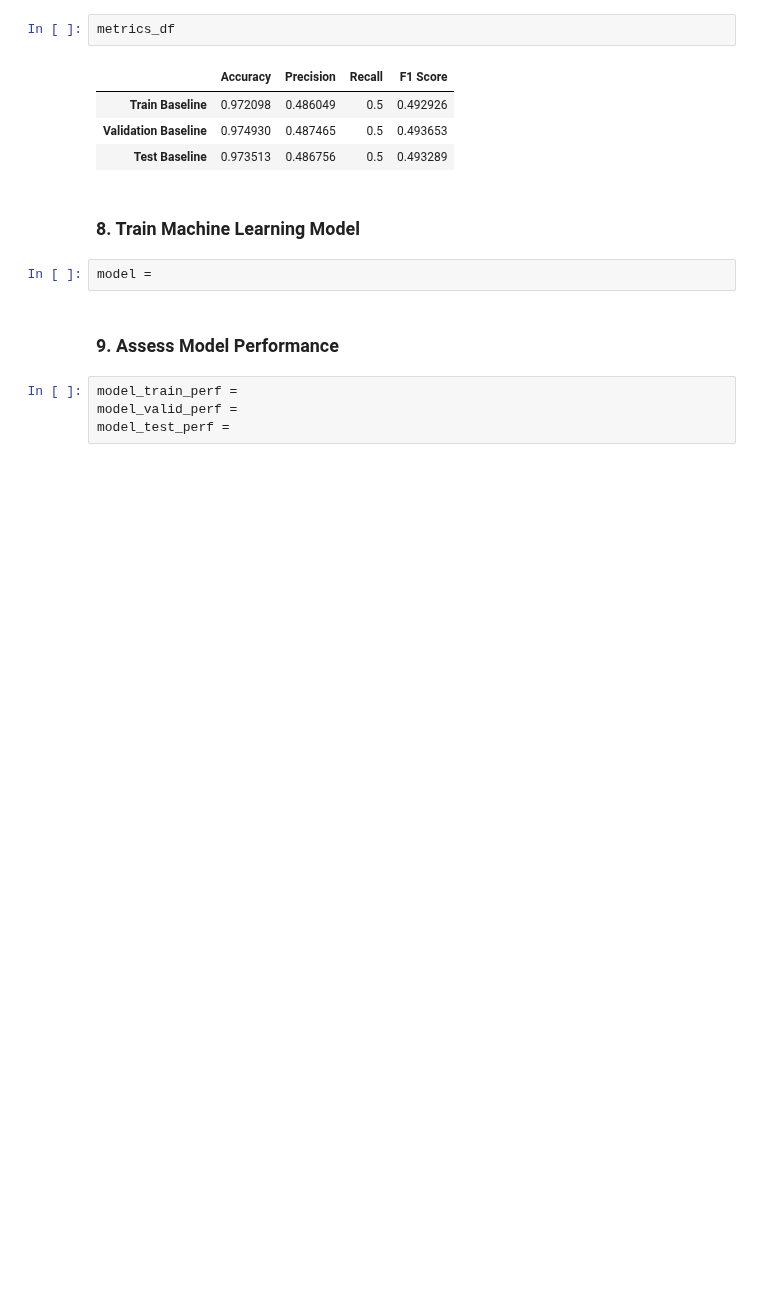
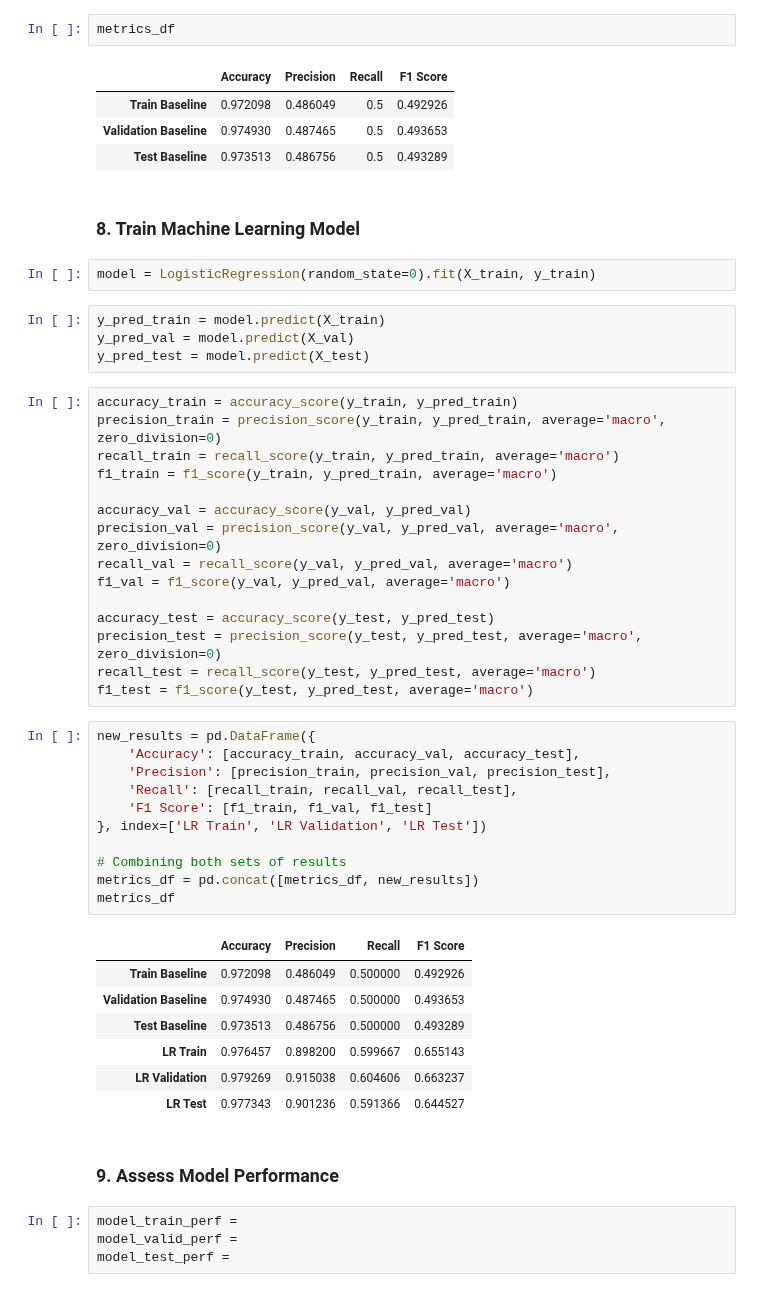
Before and after one commit to smonto43/UTS_MDSI, a Jupyter notebook: 36106MLAA/Assigment2/MLAA_Notebook_Template.ipynb, the cells around one changed output. Cells and saved outputs as stored; diff of their text form; blank space fills up the shorter version.

Commit message:
template for the first model

```diff
--- a/36106MLAA/Assigment2/MLAA_Notebook_Template.ipynb
+++ b/36106MLAA/Assigment2/MLAA_Notebook_Template.ipynb
@@ -215,8 +217,46 @@ metrics_df
 | Test Baseline | 0.973513 | 0.486756 | 0.5 | 0.493289 |
 # %% [markdown]
 ### 8. Train Machine Learning Model
-# %%
-model =
+# %%
+model = LogisticRegression(random_state=0).fit(X_train, y_train)
+# %%
+y_pred_train = model.predict(X_train)
+y_pred_val = model.predict(X_val)
+y_pred_test = model.predict(X_test)
+# %%
+accuracy_train = accuracy_score(y_train, y_pred_train)
+precision_train = precision_score(y_train, y_pred_train, average='macro', zero_division=0)
+recall_train = recall_score(y_train, y_pred_train, average='macro')
+f1_train = f1_score(y_train, y_pred_train, average='macro')
+
+accuracy_val = accuracy_score(y_val, y_pred_val)
+precision_val = precision_score(y_val, y_pred_val, average='macro', zero_division=0)
+recall_val = recall_score(y_val, y_pred_val, average='macro')
+f1_val = f1_score(y_val, y_pred_val, average='macro')
+
+accuracy_test = accuracy_score(y_test, y_pred_test)
+precision_test = precision_score(y_test, y_pred_test, average='macro', zero_division=0)
+recall_test = recall_score(y_test, y_pred_test, average='macro')
+f1_test = f1_score(y_test, y_pred_test, average='macro')
+# %%
+new_results = pd.DataFrame({
+    'Accuracy': [accuracy_train, accuracy_val, accuracy_test],
+    'Precision': [precision_train, precision_val, precision_test],
+    'Recall': [recall_train, recall_val, recall_test],
+    'F1 Score': [f1_train, f1_val, f1_test]
+}, index=['LR Train', 'LR Validation', 'LR Test'])
+
+# Combining both sets of results
+metrics_df = pd.concat([metrics_df, new_results])
+metrics_df
+# %% [output]
+|  | Accuracy | Precision | Recall | F1 Score |
+| Train Baseline | 0.972098 | 0.486049 | 0.500000 | 0.492926 |
+| Validation Baseline | 0.974930 | 0.487465 | 0.500000 | 0.493653 |
+| Test Baseline | 0.973513 | 0.486756 | 0.500000 | 0.493289 |
+| LR Train | 0.976457 | 0.898200 | 0.599667 | 0.655143 |
+| LR Validation | 0.979269 | 0.915038 | 0.604606 | 0.663237 |
+| LR Test | 0.977343 | 0.901236 | 0.591366 | 0.644527 |
 # %% [markdown]
 ### 9. Assess Model Performance
 # %%
```
Also changed, not shown: parts of 1 cell of this notebook.
